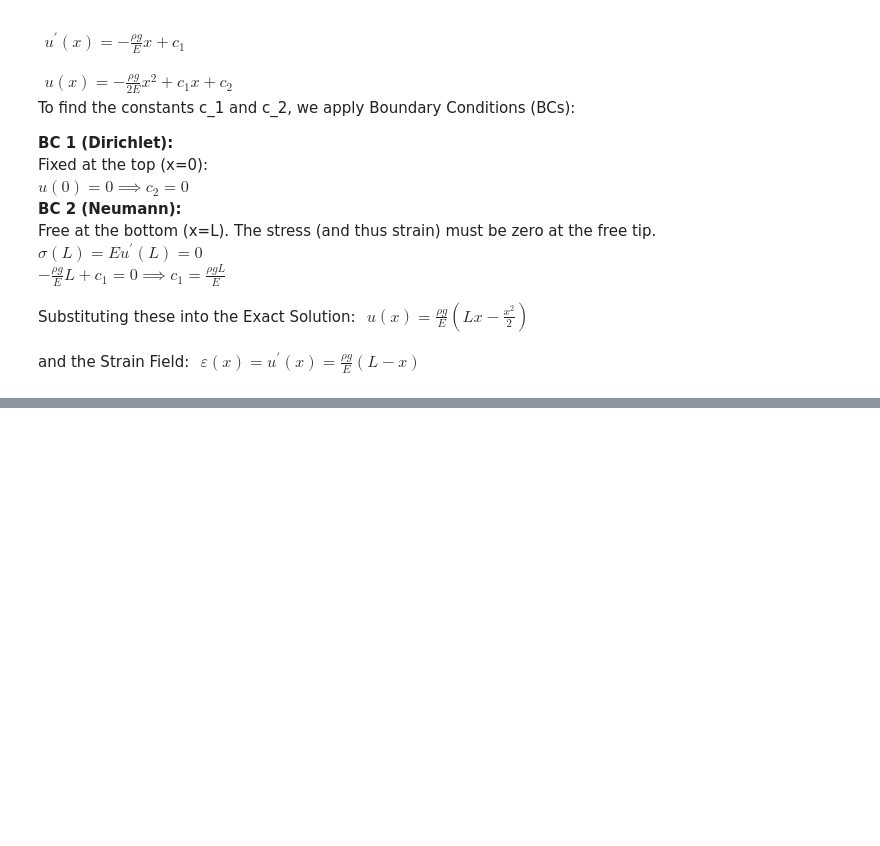
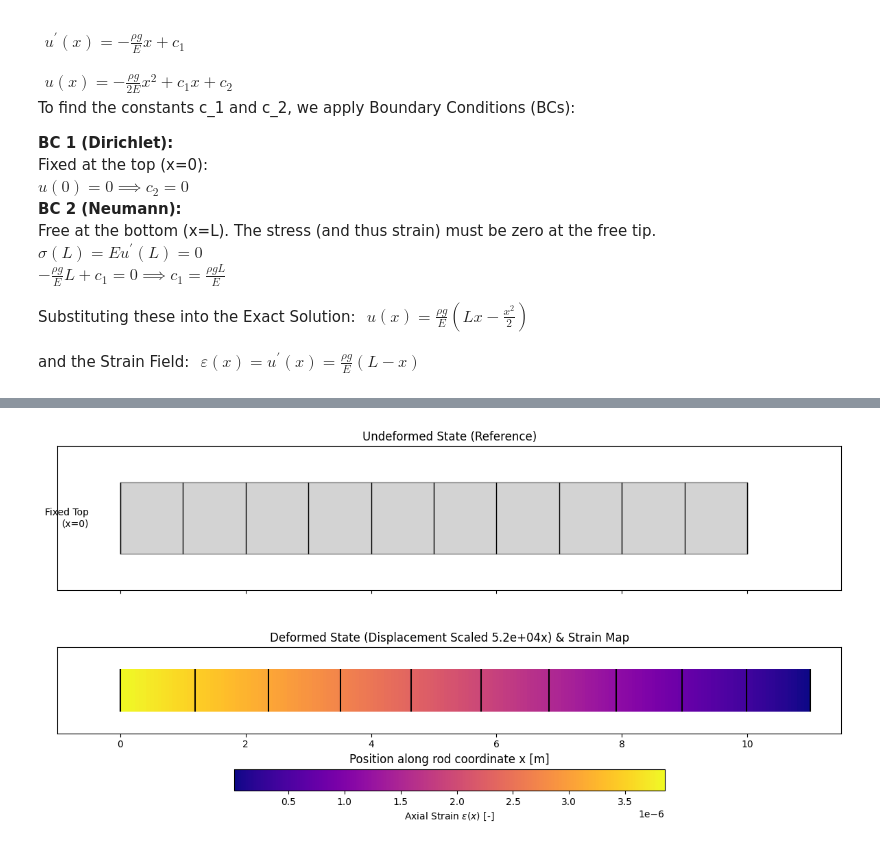
Before and after one commit to s-tirmizi/finite-element-analysis, a Jupyter notebook: 02_balance_of_linear_momentum.ipynb, the cells around one changed output, grey strips where cells are left out. Drawn from its saved outputs; the diff is of its cells as text; code cells hidden in the pictures; blank space fills up the shorter version.

```diff
--- a/02_balance_of_linear_momentum.ipynb
+++ b/02_balance_of_linear_momentum.ipynb
@@ -119,0 +201,72 @@ $
+# %%
+# Scaling factor: Real displacements are tiny. Scale up to 10% of L for visibility.
+scale_factor = 0.1 * L / np.max(u_exact)
+u_scaled = u_exact * scale_factor
+x_deformed = x_domain + u_scaled
+
+# Define bar geometry for plotting
+bar_height = 1.0
+y_center_undeformed = 2.0
+y_center_deformed = 0.0
+
+fig, ax = plt.subplots(2, 1, figsize=(12, 6), sharex=True)
+
+# Undeformed State
+# Draw the main bar body
+undeformed_bar = patches.Rectangle((0, y_center_undeformed - bar_height/2), L, bar_height,
+                                     facecolor='lightgray', edgecolor='gray')
+ax[0].add_patch(undeformed_bar)
+
+# Add markers to show initial spacing
+marker_x = np.linspace(0, L, 11)
+for mx in marker_x:
+    ax[0].vlines(mx, y_center_undeformed - bar_height/2, y_center_undeformed + bar_height/2,
+                 colors='black', linestyles='-', linewidth=1)
+
+# Annotations
+ax[0].set_title("Undeformed State (Reference)", fontsize=12)
+ax[0].text(-0.5, y_center_undeformed, "Fixed Top\n(x=0)", ha='right', va='center')
+ax[0].set_yticks([])
+ax[0].set_xlim(-1, L * 1.15) # Make room for expansion
+ax[0].set_ylim(y_center_undeformed - bar_height, y_center_undeformed + bar_height)
+
+
+# Deformed State
+rects = []
+for i in range(len(x_domain) - 1):
+    # Start and end X coordinates of the current deformed segment
+    x_start = x_deformed[i]
+    width = x_deformed[i+1] - x_deformed[i]
+
+    rect = patches.Rectangle((x_start, y_center_deformed - bar_height/2), width, bar_height)
+    rects.append(rect)
+
+# Create the collection and map strain values to colors
+pc = PatchCollection(rects, cmap='plasma', edgecolor='none')
+# Use strain values (excluding last point to match rect count) for coloring
+pc.set_array(eps_exact[:-1])
+ax[1].add_collection(pc)
+
+# Add markers showing deformed spacing
+for mx in marker_x:
+    # Calculate deformed position of markers
+    u_marker = (rho * g / E) * (L * mx - 0.5 * mx**2)
+    mx_def = mx + u_marker * scale_factor
+    ax[1].vlines(mx_def, y_center_deformed - bar_height/2, y_center_deformed + bar_height/2,
+                 colors='black', linestyles='-', linewidth=1.5)
+
+# Annotations
+ax[1].set_title(f"Deformed State (Displacement Scaled {scale_factor:.1e}x) & Strain Map", fontsize=12)
+ax[1].set_xlabel("Position along rod coordinate x [m]", fontsize=12)
+ax[1].set_yticks([])
+ax[1].set_ylim(y_center_deformed - bar_height, y_center_deformed + bar_height)
+
+# Add Colorbar for Strain
+cbar = plt.colorbar(pc, ax=ax[1], orientation='horizontal', pad=0.25)
+cbar.set_label('Axial Strain $\epsilon(x)$ [-]', fontsize=10)
+
+plt.tight_layout()
+plt.subplots_adjust(hspace=0.4) # Add space between subplots
+plt.show()
+# %% [output]
+[figure, added]
```
Also changed, not shown: parts of 12 cells of this notebook, 1 other file.
